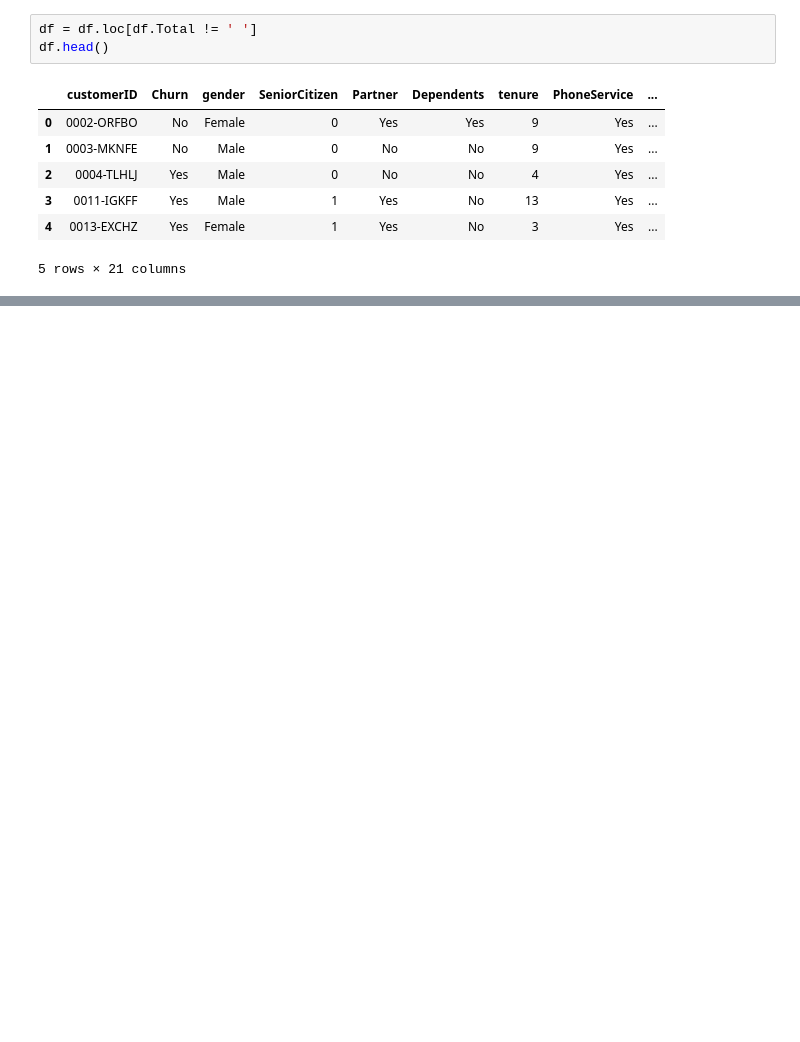
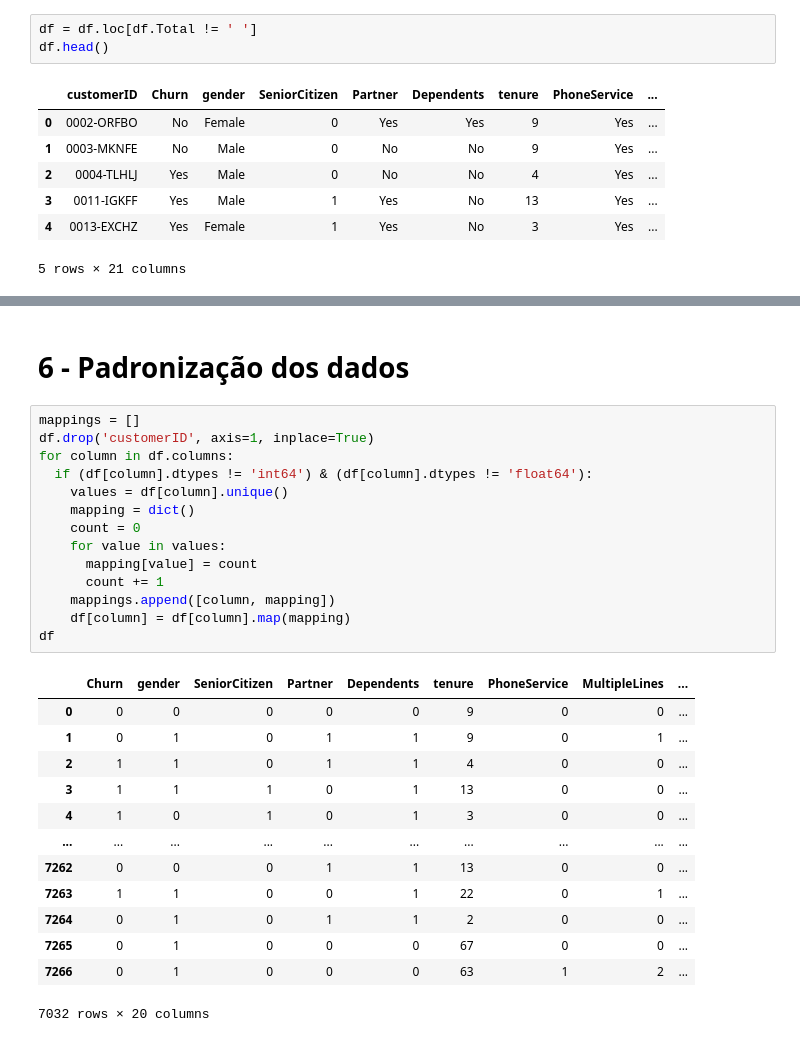
Before and after one commit to goto-95/Challenge_DataScience_AluraVoz, a Jupyter notebook: Challenge_DS_Alura_Semana01.ipynb, the cells around one changed output, grey strips where cells are left out. Saved outputs shown, nothing was run; the diff lists cells and outputs as text; blank space fills up the shorter version.

```diff
--- a/Challenge_DS_Alura_Semana01.ipynb
+++ b/Challenge_DS_Alura_Semana01.ipynb
@@ -159,0 +206,30 @@ memory usage: 1.2+ MB
+# %% [markdown]
+# **6 - Padronização dos dados**
+# %%
+mappings = []
+df.drop('customerID', axis=1, inplace=True)
+for column in df.columns:
+  if (df[column].dtypes != 'int64') & (df[column].dtypes != 'float64'):
+    values = df[column].unique()
+    mapping = dict()
+    count = 0
+    for value in values:
+      mapping[value] = count
+      count += 1
+    mappings.append([column, mapping])
+    df[column] = df[column].map(mapping)
+df
+# %% [output]
+|  | Churn | gender | SeniorCitizen | Partner | Dependents | tenure | PhoneService | MultipleLines | ... |
+| 0 | 0 | 0 | 0 | 0 | 0 | 9 | 0 | 0 | ... |
+| 1 | 0 | 1 | 0 | 1 | 1 | 9 | 0 | 1 | ... |
+| 2 | 1 | 1 | 0 | 1 | 1 | 4 | 0 | 0 | ... |
+| 3 | 1 | 1 | 1 | 0 | 1 | 13 | 0 | 0 | ... |
+| 4 | 1 | 0 | 1 | 0 | 1 | 3 | 0 | 0 | ... |
+| ... | ... | ... | ... | ... | ... | ... | ... | ... | ... |
+| 7262 | 0 | 0 | 0 | 1 | 1 | 13 | 0 | 0 | ... |
+| 7263 | 1 | 1 | 0 | 0 | 1 | 22 | 0 | 1 | ... |
+| 7264 | 0 | 1 | 0 | 1 | 1 | 2 | 0 | 0 | ... |
+| 7265 | 0 | 1 | 0 | 0 | 0 | 67 | 0 | 0 | ... |
+| 7266 | 0 | 1 | 0 | 0 | 0 | 63 | 1 | 2 | ... |
+7032 rows × 20 columns
```
Also changed, not shown: parts of 29 cells of this notebook, 2 other files.
